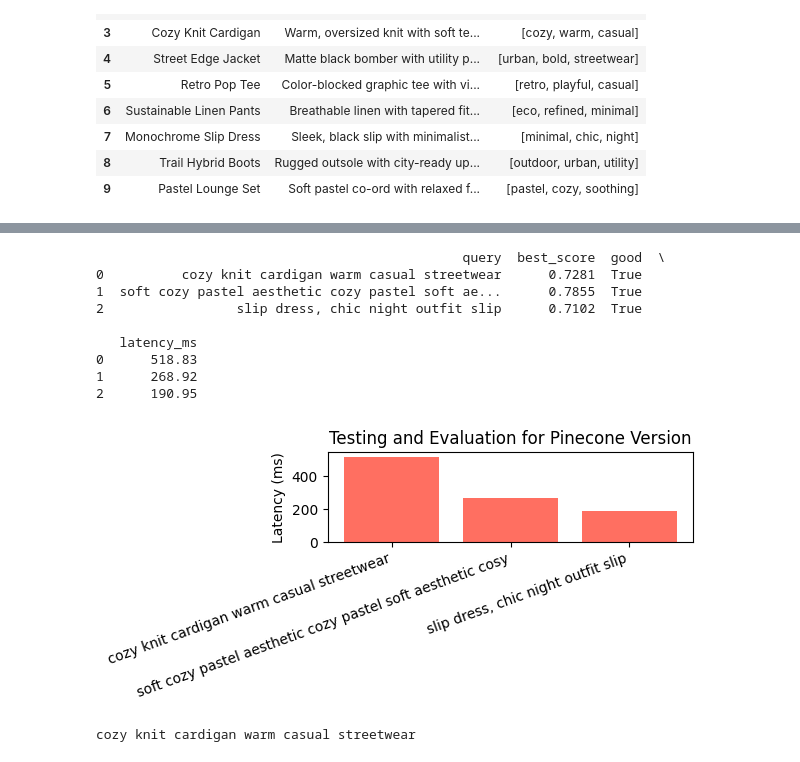
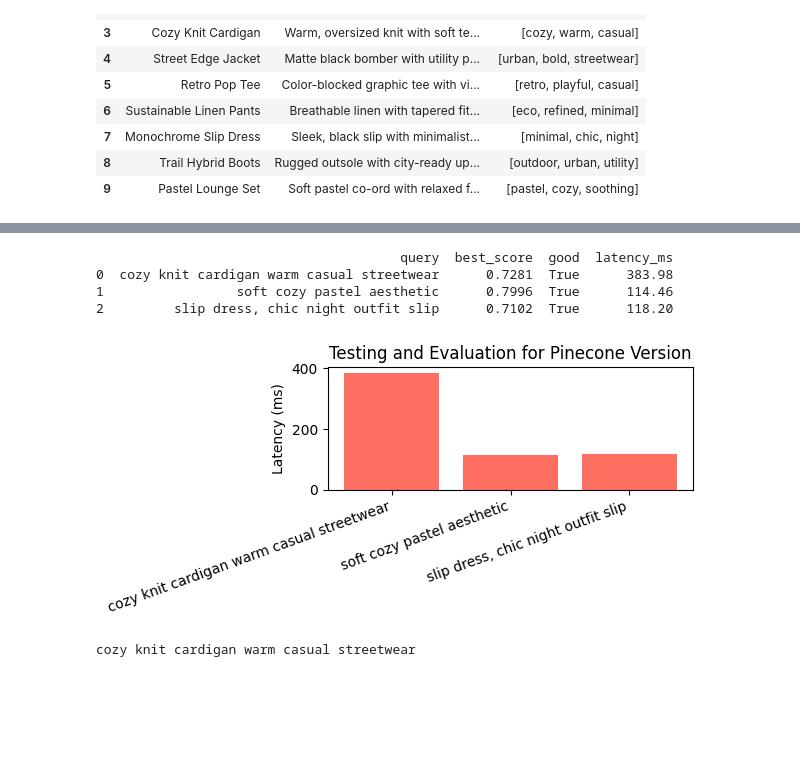
Before and after one commit to Kratugautam99/Wisdom, a Jupyter notebook: Nexora Vibe Matcher/NexoraVibeMatcherNotebook.ipynb, the cells around one changed output, grey strips where cells are left out. Saved outputs shown, nothing was run; the diff lists cells and outputs as text; code cells hidden in the pictures; blank space fills up the shorter version.

```diff
--- a/Nexora Vibe Matcher/NexoraVibeMatcherNotebook.ipynb
+++ b/Nexora Vibe Matcher/NexoraVibeMatcherNotebook.ipynb
@@ -14,7 +14,7 @@ from sentence_transformers import SentenceTransformer
 
 # Load HuggingFace embedding model and Pinecone
 nltk.download('wordnet')
-pc = Pinecone(api_key="paste-api-key")
+pc = Pinecone(api_key="paste-your-api-key-here")
 index_name = "nexora-vibe-matcher-by-kratu-gautam"
 
 # Delete if exists
@@ -201,7 +219,7 @@ Latency: 90.84 ms
 
 queries = [
     "cozy knit cardigan warm casual streetwear", # expect sneakers, jacket, streetwear
-    "soft cozy pastel aesthetic cozy pastel soft aesthetic cosy",   # expect cardigan, lounge set
+    "soft cozy pastel aesthetic",   # expect cardigan, lounge set
     "slip dress, chic night outfit slip", # expect slip dress, silk shirt
 ]
 
@@ -245,7 +258,7 @@ plt.show()
 
 queries = [
     "cozy knit cardigan warm casual streetwear",  # expect sneakers, jacket, streetwear
-    "soft cozy pastel aesthetic cozy pastel soft aesthetic cosy",  # expect cardigan, lounge set
+    "soft cozy pastel aesthetic",  # expect cardigan, lounge set
     "slip dress, chic night outfit slip",  # expect slip dress, silk shirt
 ]
 
@@ -254,43 +267,38 @@ for q in queries:
     t0 = time.perf_counter()
     # Encode query
     q_vec = model.encode([q], convert_to_numpy=True)[0]
     # Query Pinecone
     results = index.query(vector=q_vec.tolist(), top_k=3, include_metadata=True)
     # Extract best match
     matches = results["matches"]
     best_score = matches[0]["score"] if matches else 0.0
     good = best_score > 0.7
     latency = (time.perf_counter() - t0) * 1000
     logs.append({
         "query": q,
         "best_score": round(best_score, 4),
         "good": good,
         "latency_ms": round(latency, 2)
     })
 
 # Convert to DataFrame
 eval_df_pinecone = pd.DataFrame(logs)
 print(eval_df_pinecone)
 
 # Plot latency
 plt.figure(figsize=(6,3))
 plt.bar(eval_df_pinecone["query"], eval_df_pinecone["latency_ms"], color="#FF6F61")
 plt.ylabel("Latency (ms)")
 plt.xticks(rotation=20, ha="right")
 plt.title("Testing and Evaluation for Pinecone Version")
 plt.tight_layout()
 plt.show()
 # %% [output]
-                                               query  best_score  good  \
-0          cozy knit cardigan warm casual streetwear      0.7281  True
-1  soft cozy pastel aesthetic cozy pastel soft ae...      0.7855  True
-2                 slip dress, chic night outfit slip      0.7102  True
-
-   latency_ms
-0      518.83
-1      268.92
-2      190.95
+                                       query  best_score  good  latency_ms
+0  cozy knit cardigan warm casual streetwear      0.7281  True      383.98
+1                 soft cozy pastel aesthetic      0.7996  True      114.46
+2         slip dress, chic night outfit slip      0.7102  True      118.20
-[figure, old version]
+[figure, new version]
 # %%
 # If your query is too short for model for understand
 
```
Also changed, not shown: parts of 3 cells of this notebook.
